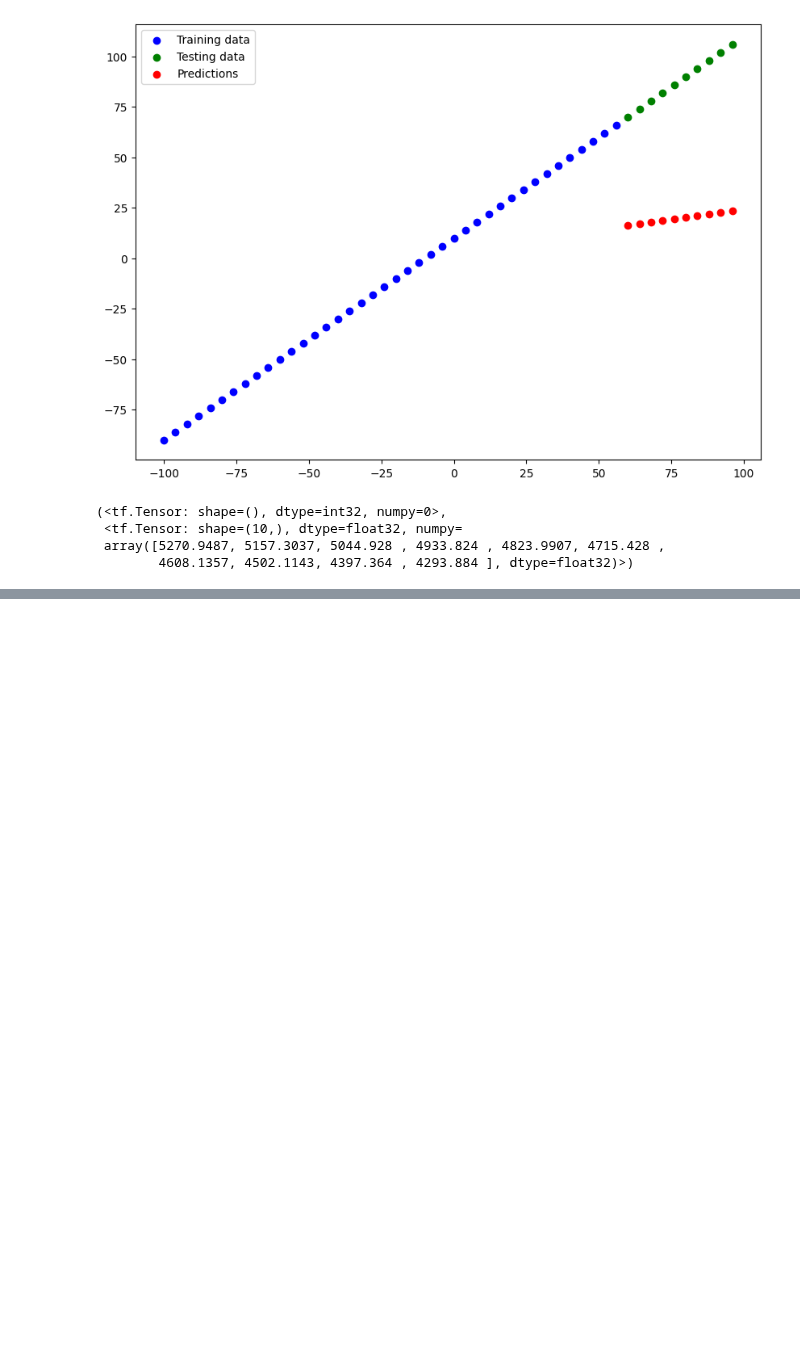
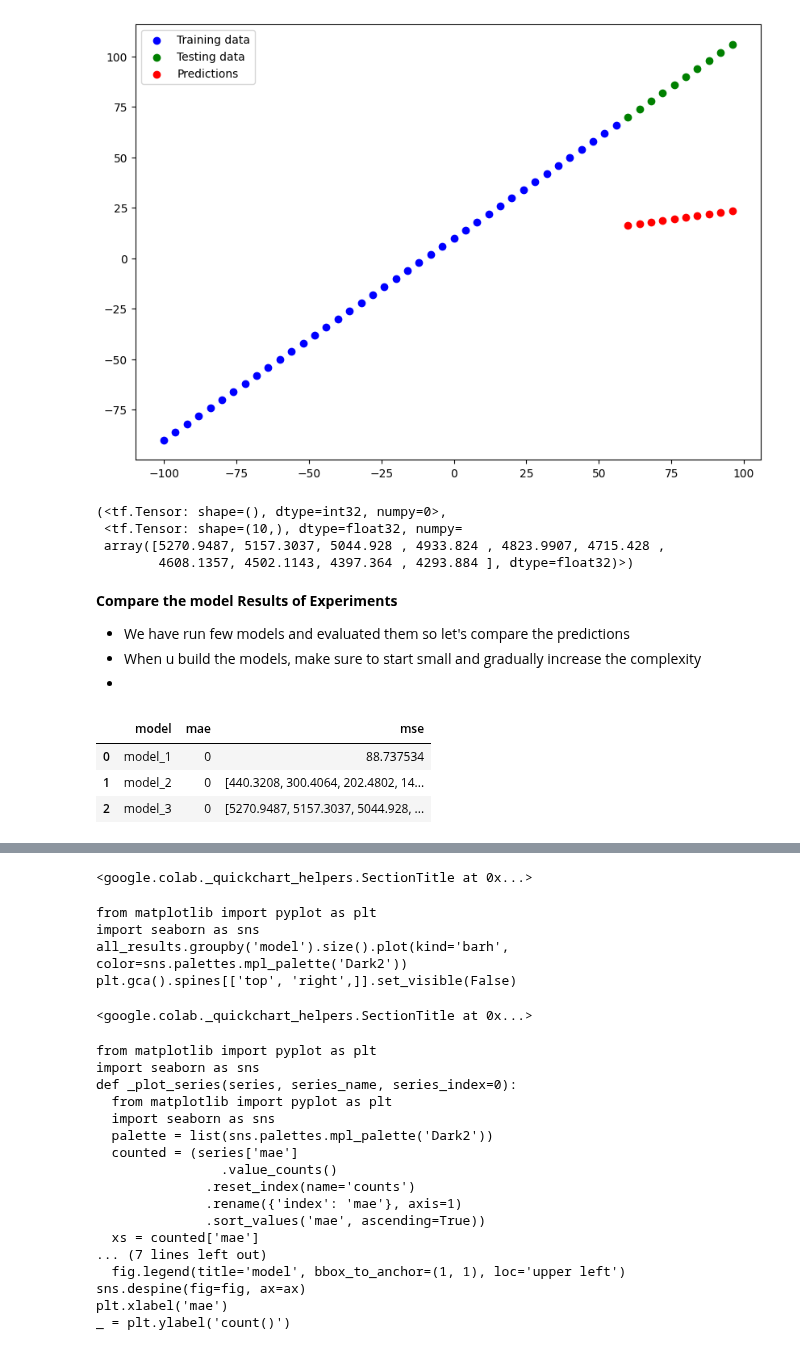
Before and after one commit to iamchenchu/Deep-Learnig-with-TensorFlow, a Jupyter notebook: 01_Neural_Network_Regression_in_TensorFlow.ipynb, the cells around one changed output, grey strips where cells are left out. Saved outputs shown, nothing was run; the diff lists cells and outputs as text; code cells hidden in the pictures; blank space fills up the shorter version.

```diff
--- a/01_Neural_Network_Regression_in_TensorFlow.ipynb
+++ b/01_Neural_Network_Regression_in_TensorFlow.ipynb
@@ -867,3 +867,24 @@ mae_3, mse_3
  <tf.Tensor: shape=(10,), dtype=float32, numpy=
  array([5270.9487, 5157.3037, 5044.928 , 4933.824 , 4823.9907, 4715.428 ,
         4608.1357, 4502.1143, 4397.364 , 4293.884 ], dtype=float32)>)
+# %% [markdown]
+**Compare the model Results of Experiments**
+
+  * We have run few models and evaluated them so let's compare the predictions
+  * When u build the models, make sure to start small and gradually increase the complexity
+  *
+# %%
+# Let's compare the models results using the pandas DataFrame
+
+import pandas as pd
+
+model_results = [["model_1",mae_1.numpy(),mse_1.numpy()],
+                 ["model_2",mae_2.numpy(),mse_2.numpy()],
+                 ["model_3",mae_3.numpy(),mse_3.numpy()]]
+all_results = pd.DataFrame(model_results, columns=["model","mae","mse"])
+all_results
+# %% [output]
+|  | model | mae | mse |
+| 0 | model_1 | 0 | 88.737534 |
+| 1 | model_2 | 0 | [440.3208, 300.4064, 202.4802, 14... |
+| 2 | model_3 | 0 | [5270.9487, 5157.3037, 5044.928, ... |
@@ -869,0 +892,23 @@ mae_3, mse_3
+<google.colab._quickchart_helpers.SectionTitle at 0x...>
+from matplotlib import pyplot as plt
+import seaborn as sns
+all_results.groupby('model').size().plot(kind='barh', color=sns.palettes.mpl_palette('Dark2'))
+plt.gca().spines[['top', 'right',]].set_visible(False)
+<google.colab._quickchart_helpers.SectionTitle at 0x...>
+from matplotlib import pyplot as plt
+import seaborn as sns
+def _plot_series(series, series_name, series_index=0):
+  from matplotlib import pyplot as plt
+  import seaborn as sns
+  palette = list(sns.palettes.mpl_palette('Dark2'))
+  counted = (series['mae']
+                .value_counts()
+              .reset_index(name='counts')
+              .rename({'index': 'mae'}, axis=1)
+              .sort_values('mae', ascending=True))
+  xs = counted['mae']
+... (7 lines left out)
+  fig.legend(title='model', bbox_to_anchor=(1, 1), loc='upper left')
+sns.despine(fig=fig, ax=ax)
+plt.xlabel('mae')
+_ = plt.ylabel('count()')
```
Also changed, not shown: parts of 2 cells of this notebook.
